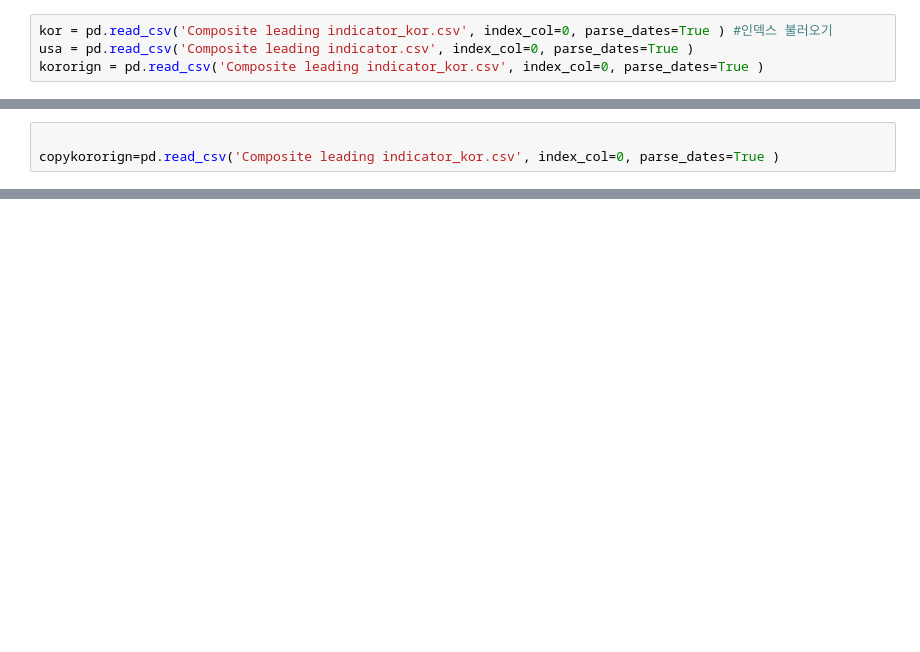
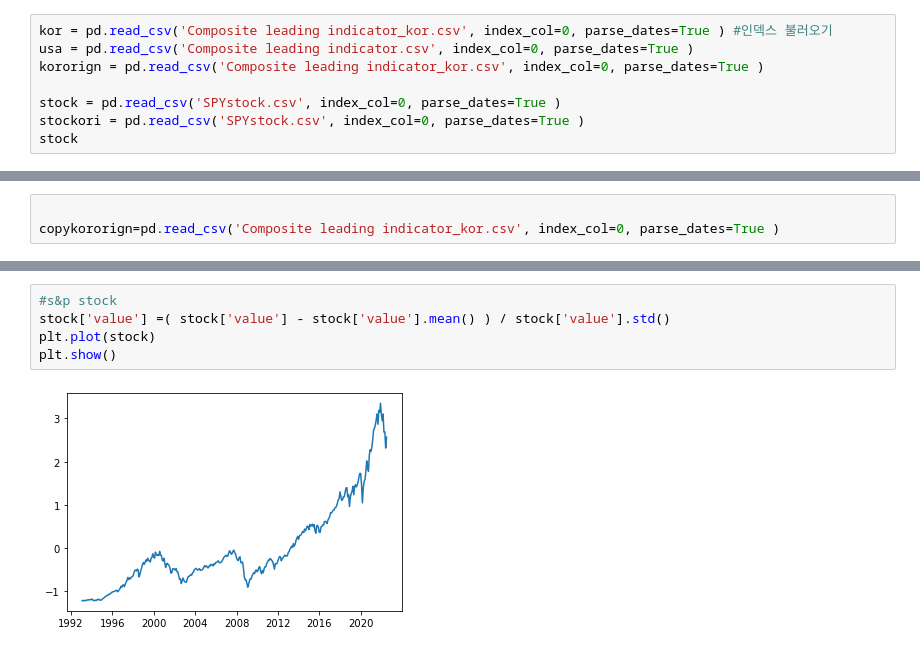
Before and after one commit to KO-TEAM/Financial-Big-Data-Festival, a Jupyter notebook: Markov Regime-Switching Model/Markov Regime Switching korusa_v3.ipynb, the cells around one changed output, grey strips where cells are left out. Drawn from its saved outputs; the diff is of its cells as text; blank space fills up the shorter version.

```diff
--- a/Markov Regime-Switching Model/Markov Regime Switching korusa_v3.ipynb
+++ b/Markov Regime-Switching Model/Markov Regime Switching korusa_v3.ipynb
@@ -12,3 +12,7 @@ start_time = None
 kor = pd.read_csv('Composite leading indicator_kor.csv', index_col=0, parse_dates=True ) #인덱스 불러오기
 usa = pd.read_csv('Composite leading indicator.csv', index_col=0, parse_dates=True )
 kororign = pd.read_csv('Composite leading indicator_kor.csv', index_col=0, parse_dates=True )
+
+stock = pd.read_csv('SPYstock.csv', index_col=0, parse_dates=True )
+stockori = pd.read_csv('SPYstock.csv', index_col=0, parse_dates=True )
+stock
@@ -128,0 +147,7 @@ plt.show()
+# %%
+#s&p stock
+stock['value'] =( stock['value'] - stock['value'].mean() ) / stock['value'].std()
+plt.plot(stock)
+plt.show()
+# %% [output]
+[figure, added]
```
Also changed, not shown: parts of 15 cells of this notebook, 1 other file.
